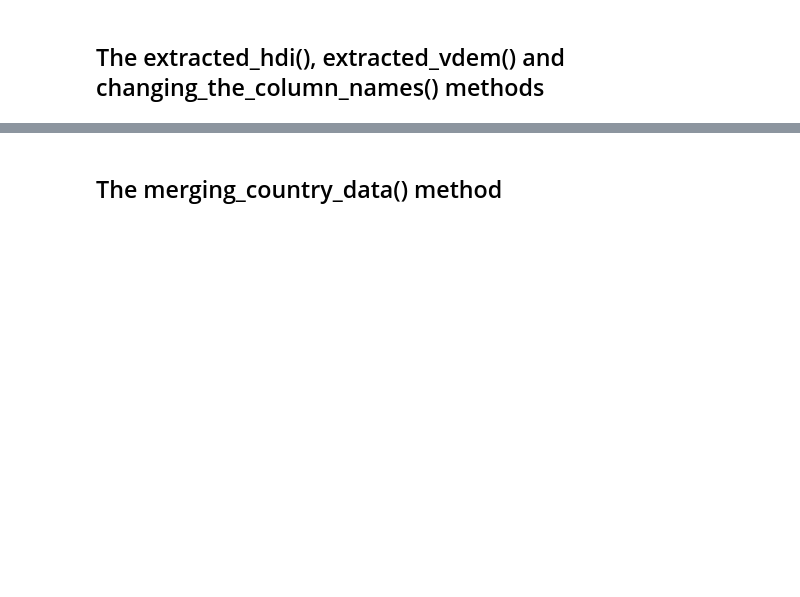
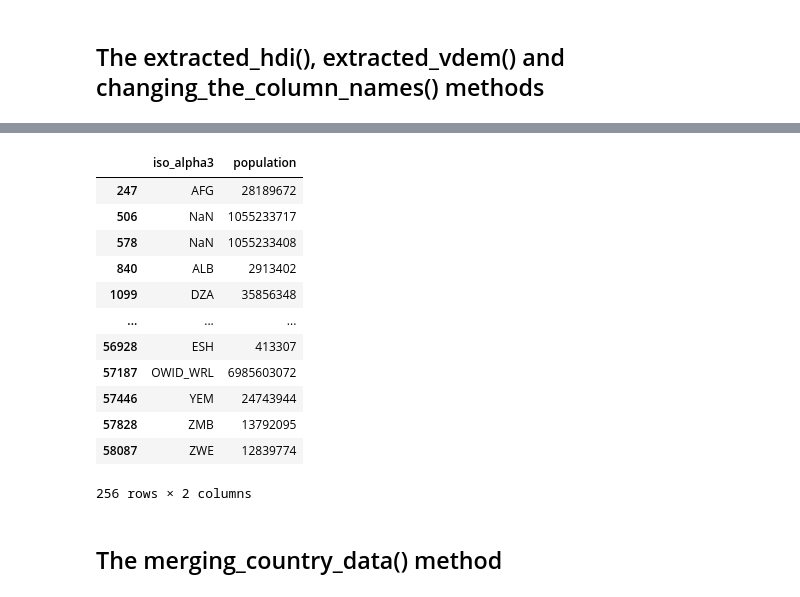
Before and after one commit to hi99-john/political_spectrum_comparative_perspective, a Jupyter notebook: country_level_data_transformation.ipynb, the cells around one changed output, grey strips where cells are left out. Cells and saved outputs as stored; diff of their text form; code cells hidden in the pictures; blank space fills up the shorter version.

```diff
--- a/country_level_data_transformation.ipynb
+++ b/country_level_data_transformation.ipynb
@@ -137,6 +161,22 @@ CountryLevelDataTransformer.extracted_vdem
 | 25966 | HUN | 0.756 |
 | 26133 | ZZB | 0.212 |
 177 rows × 2 columns
+# %%
+CountryLevelDataTransformer.extracted_population
+# %% [output]
+|  | iso_alpha3 | population |
+| 247 | AFG | 28189672 |
+| 506 | NaN | 1055233717 |
+| 578 | NaN | 1055233408 |
+| 840 | ALB | 2913402 |
+| 1099 | DZA | 35856348 |
+| ... | ... | ... |
+| 56928 | ESH | 413307 |
+| 57187 | OWID_WRL | 6985603072 |
+| 57446 | YEM | 24743944 |
+| 57828 | ZMB | 13792095 |
+| 58087 | ZWE | 12839774 |
+256 rows × 2 columns
 # %% [markdown]
 ## The merging_country_data() method
 # %%
```
Also changed, not shown: parts of 8 cells of this notebook.
